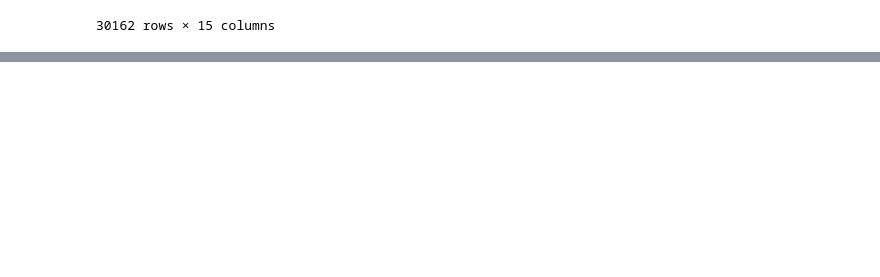
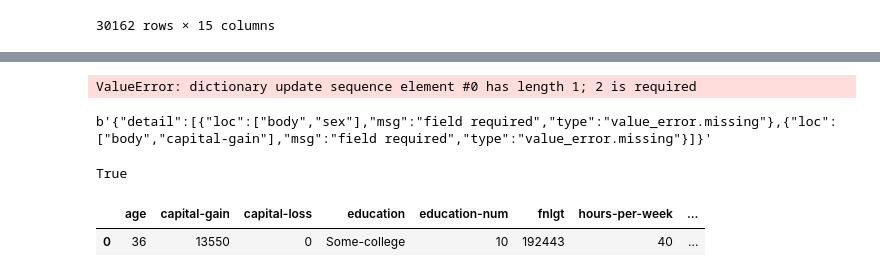
Before and after one commit to MuradBozik/udacity_fast_api, a Jupyter notebook: data/clean_data.ipynb, the cells around one changed output, grey strips where cells are left out. Cells and saved outputs as stored; diff of their text form; code cells hidden in the pictures; blank space fills up the shorter version.

```diff
--- a/data/clean_data.ipynb
+++ b/data/clean_data.ipynb
@@ -181,0 +222,17 @@ df
+# %%
+data = {'age': 36,
+ 'workclass': 'Federal-gov',
+ 'fnlgt': 192443,
+ 'education':'Some-college',
+ 'education-num': 10,
+ 'marital-status': 'Never-married',
+ 'occupation': 'Exec-managerial',
+ 'relationship': 'Not-in-family',
+ 'race': 'Black',
+ 'sex': 'Male',
+ 'capital-gain': 13550,
+ 'capital-loss': 0,
+ 'hours-per-week': 40,
+ 'native-country': 'United-States'}
+
+# 'salary': {18126: '>50K'}}
@@ -181,0 +362,19 @@ df
+# %%
+dict(dj)
+# %% [output]
+ValueError: dictionary update sequence element #0 has length 1; 2 is required
+# %%
+res = client.post('/predict_salary', data=dj)
+res.content
+# %% [output]
+b'{"detail":[{"loc":["body","sex"],"msg":"field required","type":"value_error.missing"},{"loc":["body","capital-gain"],"msg":"field required","type":"value_error.missing"}]}'
+# %%
+res.json()['detail'][0]['type
+# %% [output]
+True
+# %%
+X_raw_df = pd.DataFrame.from_dict({0:data}).T
+X_raw_df
+# %% [output]
+|  | age | capital-gain | capital-loss | education | education-num | fnlgt | hours-per-week | ... |
+| 0 | 36 | 13550 | 0 | Some-college | 10 | 192443 | 40 | ... |
```
Also changed, not shown: parts of 20 cells of this notebook, 8 other files.
